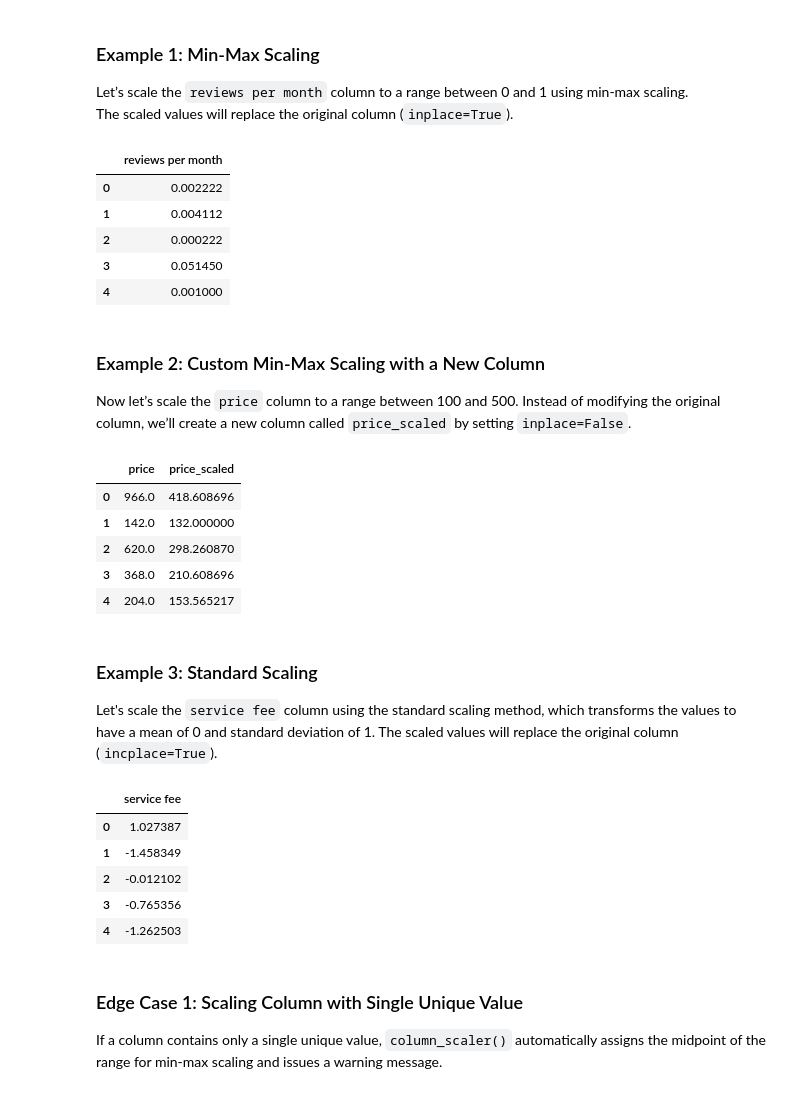
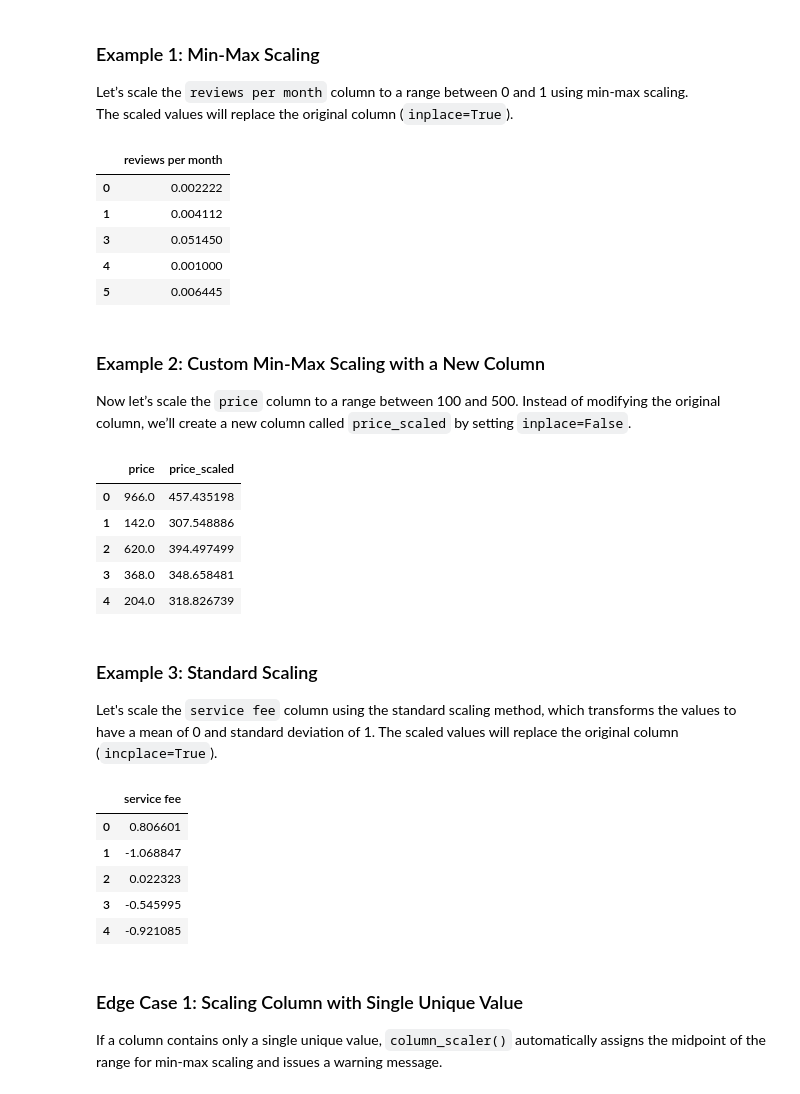
Before and after one commit to UBC-MDS/DataMop_package_group14, a Jupyter notebook: docs/example.ipynb, the cells around one changed output. Drawn from its saved outputs; the diff is of its cells as text; code cells hidden in the pictures.

```diff
--- a/docs/example.ipynb
+++ b/docs/example.ipynb
@@ -283,17 +251,18 @@ Let’s scale the `reviews per month` column to a range between 0 and 1 using mi
 The scaled values will replace the original column (`inplace=True`).
 # %%
 # Using min-max scaling to scale "reviews per month" to a range between 0 and 1
-column_scaler(data, column="reviews per month", method="minmax", new_min=0, new_max=1, inplace=True)
+data_minmax = data.copy().dropna()
+column_scaler(data_minmax, column="reviews per month", method="minmax", new_min=0, new_max=1, inplace=True)
 
 # Verify the scaled column
-data[["reviews per month"]].head()
+data_minmax[["reviews per month"]].head()
 # %% [output]
 |  | reviews per month |
 | 0 | 0.002222 |
 | 1 | 0.004112 |
-| 2 | 0.000222 |
 | 3 | 0.051450 |
 | 4 | 0.001000 |
+| 5 | 0.006445 |
 # %% [markdown]
 ### Example 2: Custom Min-Max Scaling with a New Column
 
@@ -306,11 +275,11 @@ column_scaler(data, column="price", method="minmax", new_min=100, new_max=500, i
 data[["price", "price_scaled"]].head()
 # %% [output]
 |  | price | price_scaled |
-| 0 | 966.0 | 418.608696 |
-| 1 | 142.0 | 132.000000 |
-| 2 | 620.0 | 298.260870 |
-| 3 | 368.0 | 210.608696 |
-| 4 | 204.0 | 153.565217 |
+| 0 | 966.0 | 457.435198 |
+| 1 | 142.0 | 307.548886 |
+| 2 | 620.0 | 394.497499 |
+| 3 | 368.0 | 348.658481 |
+| 4 | 204.0 | 318.826739 |
 # %% [markdown]
 ### Example 3: Standard Scaling
 
@@ -325,11 +294,11 @@ column_scaler(data, column="service fee", method="standard", inplace=True)
 data[["service fee"]].head()
 # %% [output]
 |  | service fee |
-| 0 | 1.027387 |
-| 1 | -1.458349 |
-| 2 | -0.012102 |
-| 3 | -0.765356 |
-| 4 | -1.262503 |
+| 0 | 0.806601 |
+| 1 | -1.068847 |
+| 2 | 0.022323 |
+| 3 | -0.545995 |
+| 4 | -0.921085 |
 # %% [markdown]
 ### Edge Case 1: Scaling Column with Single Unique Value
 
```
Also changed, not shown: parts of 21 cells of this notebook, 6 other files.
